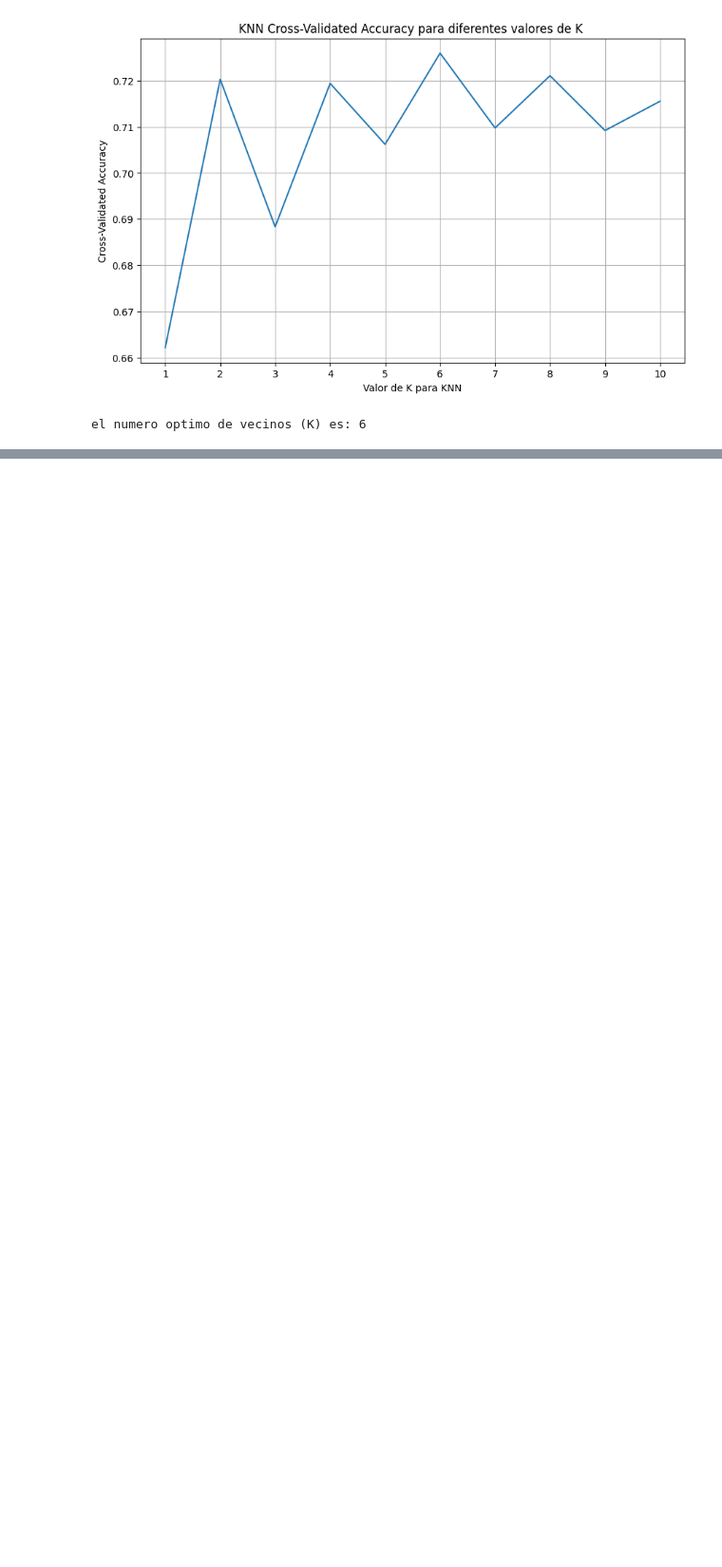
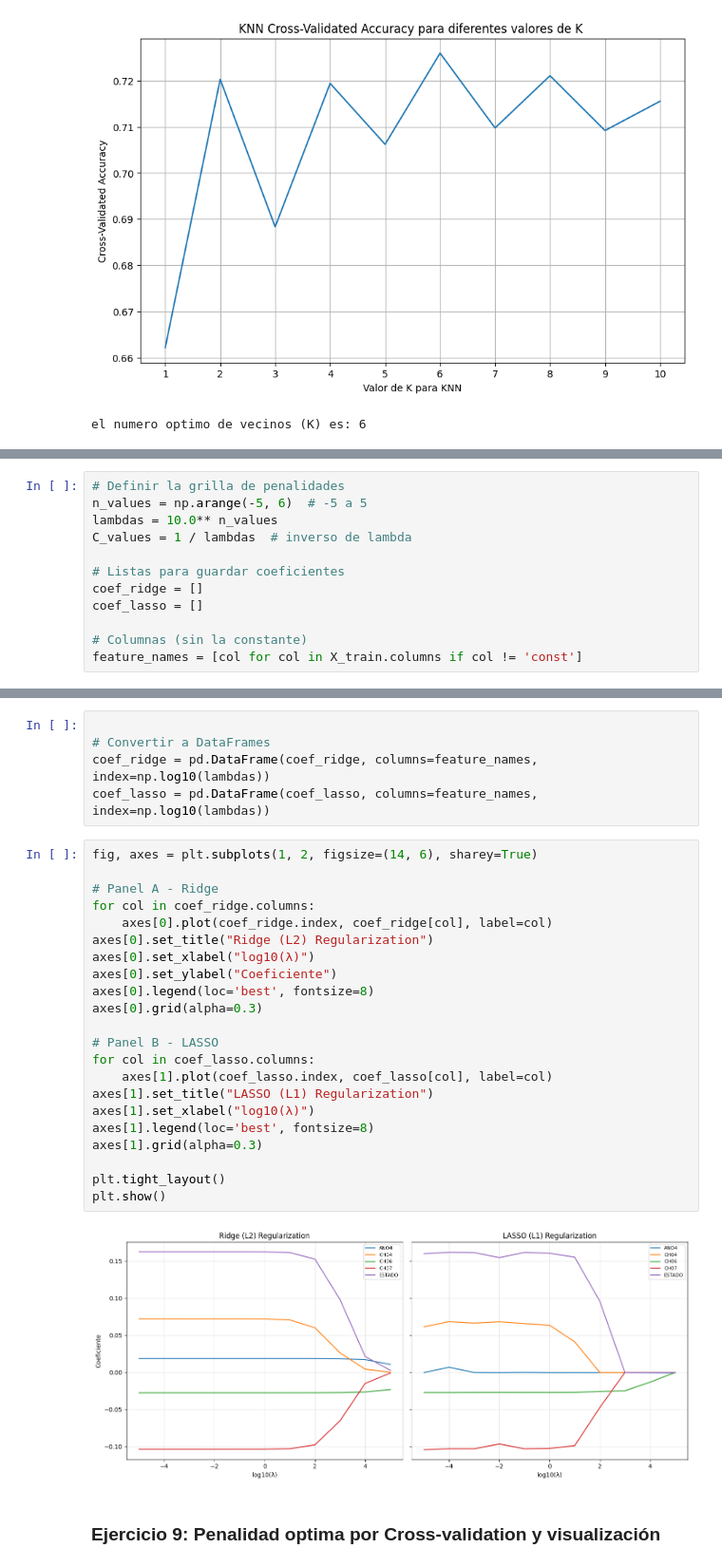
Before and after one commit to davidjjj14082000-png/BigDataUBA-Grupo-1, a Jupyter notebook: TP4/BigData_TP4_Grupo1.ipynb, the cells around one changed output, grey strips where cells are left out. Shown at 95% size. Drawn from its saved outputs; the diff is of its cells as text; blank space fills up the shorter version.

Commit message:
agregando ejercicio 8 y 9

```diff
--- a/TP4/BigData_TP4_Grupo1.ipynb
+++ b/TP4/BigData_TP4_Grupo1.ipynb
@@ -283,0 +291,12 @@ el numero optimo de vecinos (K) es: 6
+# %%
+# Definir la grilla de penalidades
+n_values = np.arange(-5, 6)  # -5 a 5
+lambdas = 10.0** n_values
+C_values = 1 / lambdas  # inverso de lambda
+
+# Listas para guardar coeficientes
+coef_ridge = []
+coef_lasso = []
+
+# Columnas (sin la constante)
+feature_names = [col for col in X_train.columns if col != 'const']
@@ -283,0 +325,31 @@ el numero optimo de vecinos (K) es: 6
+# %%
+
+# Convertir a DataFrames
+coef_ridge = pd.DataFrame(coef_ridge, columns=feature_names, index=np.log10(lambdas))
+coef_lasso = pd.DataFrame(coef_lasso, columns=feature_names, index=np.log10(lambdas))
+# %%
+fig, axes = plt.subplots(1, 2, figsize=(14, 6), sharey=True)
+
+# Panel A - Ridge
+for col in coef_ridge.columns:
+    axes[0].plot(coef_ridge.index, coef_ridge[col], label=col)
+axes[0].set_title("Ridge (L2) Regularization")
+axes[0].set_xlabel("log10(λ)")
+axes[0].set_ylabel("Coeficiente")
+axes[0].legend(loc='best', fontsize=8)
+axes[0].grid(alpha=0.3)
+
+# Panel B - LASSO
+for col in coef_lasso.columns:
+    axes[1].plot(coef_lasso.index, coef_lasso[col], label=col)
+axes[1].set_title("LASSO (L1) Regularization")
+axes[1].set_xlabel("log10(λ)")
+axes[1].legend(loc='best', fontsize=8)
+axes[1].grid(alpha=0.3)
+
+plt.tight_layout()
+plt.show()
+# %% [output]
+[figure, added]
+# %% [markdown]
+### Ejercicio 9: Penalidad optima por Cross-validation y visualización
```
Also changed, not shown: parts of 10 cells of this notebook.
